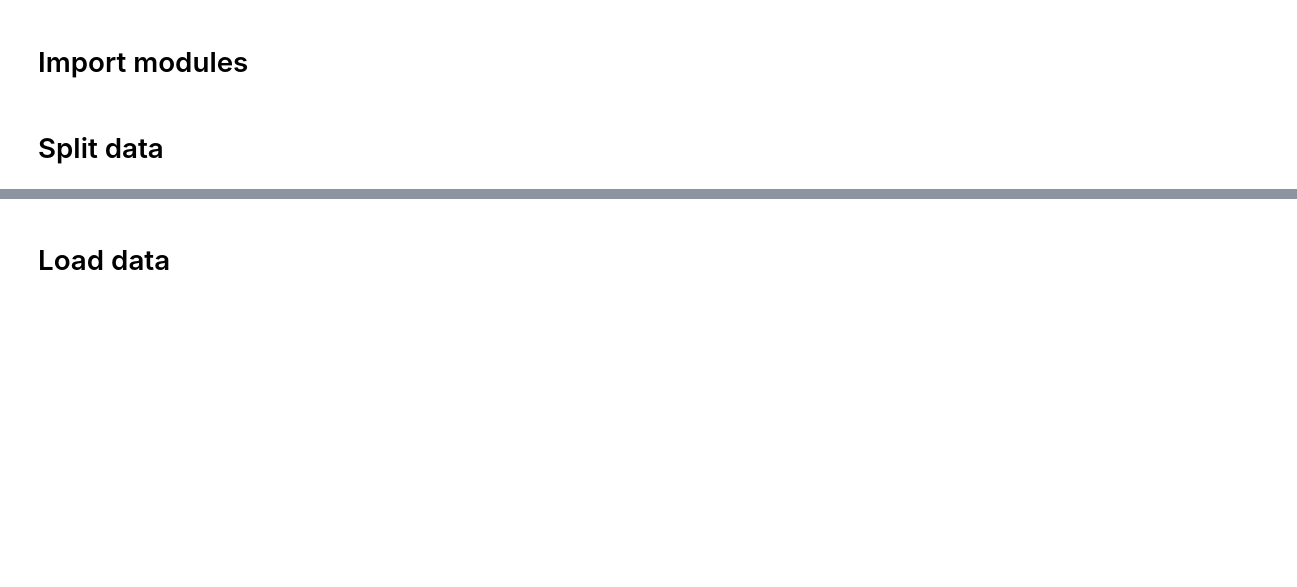
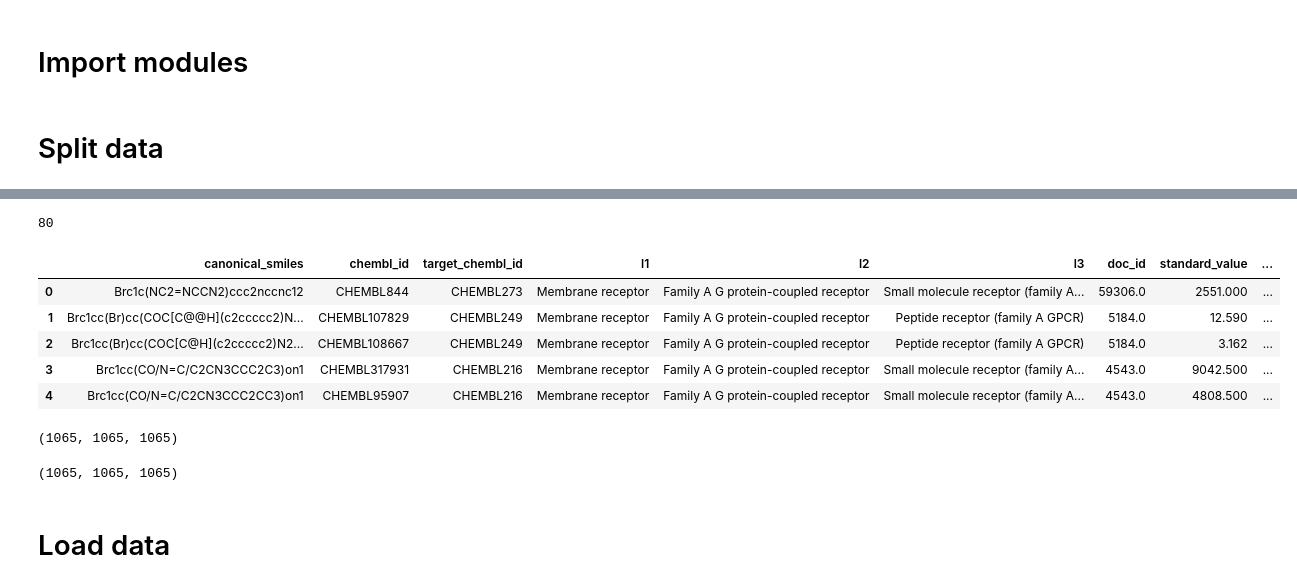
Before and after one commit to Marcosuff/Marcosuff.github.io, a Jupyter notebook: nbs/download_chembl.ipynb, the cells around one changed output, grey strips where cells are left out. Cells and saved outputs as stored; diff of their text form; code cells hidden in the pictures; blank space fills up the shorter version.

```diff
--- a/nbs/download_chembl.ipynb
+++ b/nbs/download_chembl.ipynb
@@ -76,0 +101,13 @@ KeyError: 'Smiles'
+# %%
+activities = pd.read_csv('gpcr100.csv')
+targets = np.unique(activities['target_chembl_id'].values)
+print(len(targets))
+activities.head()
+# %% [output]
+80
+|  | canonical_smiles | chembl_id | target_chembl_id | l1 | l2 | l3 | doc_id | standard_value | ... |
+| 0 | Brc1c(NC2=NCCN2)ccc2nccnc12 | CHEMBL844 | CHEMBL273 | Membrane receptor | Family A G protein-coupled receptor | Small molecule receptor (family A... | 59306.0 | 2551.000 | ... |
+| 1 | Brc1cc(Br)cc(COC[C@@H](c2ccccc2)N... | CHEMBL107829 | CHEMBL249 | Membrane receptor | Family A G protein-coupled receptor | Peptide receptor (family A GPCR) | 5184.0 | 12.590 | ... |
+| 2 | Brc1cc(Br)cc(COC[C@H](c2ccccc2)N2... | CHEMBL108667 | CHEMBL249 | Membrane receptor | Family A G protein-coupled receptor | Peptide receptor (family A GPCR) | 5184.0 | 3.162 | ... |
+| 3 | Brc1cc(CO/N=C/C2CN3CCC2C3)on1 | CHEMBL317931 | CHEMBL216 | Membrane receptor | Family A G protein-coupled receptor | Small molecule receptor (family A... | 4543.0 | 9042.500 | ... |
+| 4 | Brc1cc(CO/N=C/C2CN3CCC2CC3)on1 | CHEMBL95907 | CHEMBL216 | Membrane receptor | Family A G protein-coupled receptor | Small molecule receptor (family A... | 4543.0 | 4808.500 | ... |
@@ -76,0 +123,8 @@ KeyError: 'Smiles'
+# %%
+len(train_files),len(valid_files),len(test_files)
+# %% [output]
+(1065, 1065, 1065)
+# %%
+len(set(train_files)),len(set(valid_files)),len(set(test_files))
+# %% [output]
+(1065, 1065, 1065)
```
Also changed, not shown: parts of 16 cells of this notebook.
